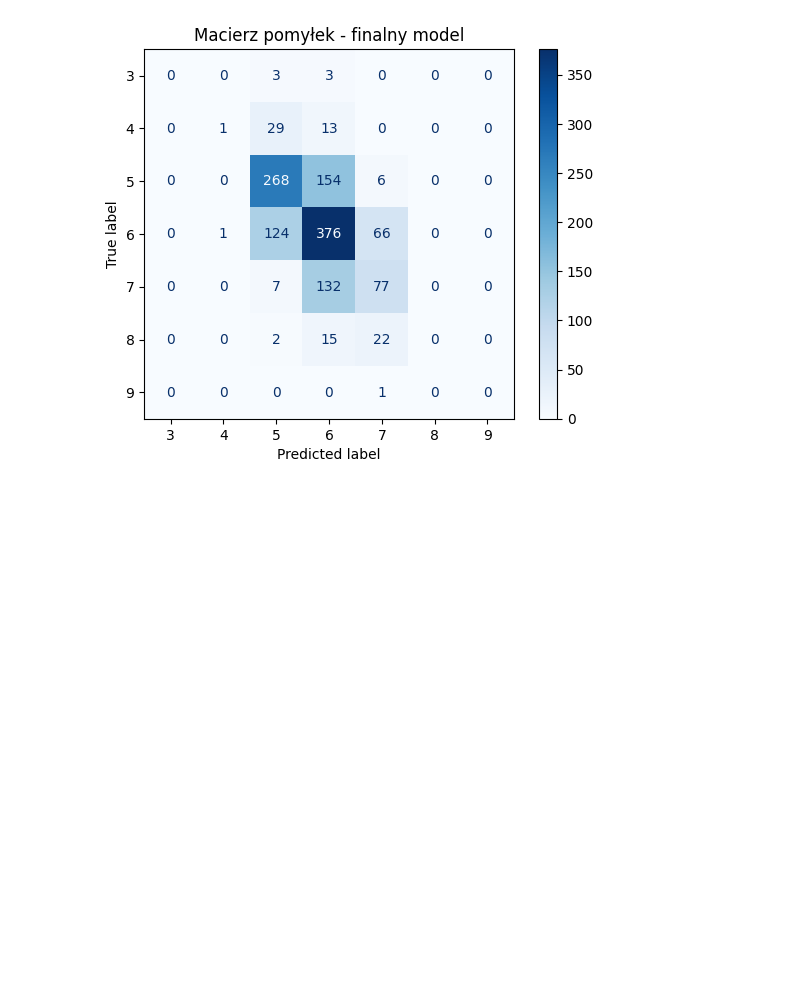
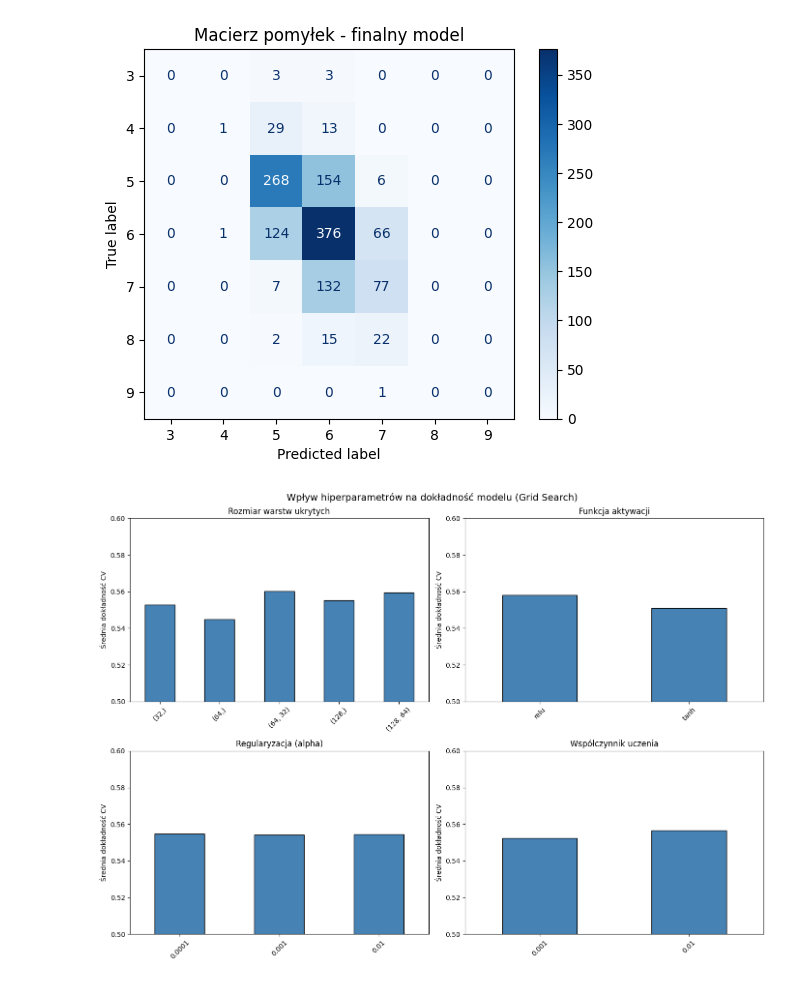
Before and after one commit to juliachrabaszcz/WineQuality-FeedForward-Classifier, a Jupyter notebook: wine_quality_mlp.ipynb, the cells around one changed output. Saved outputs shown, nothing was run; the diff lists cells and outputs as text; code cells hidden in the pictures; blank space fills up the shorter version.

Commit message:
Finalize model tuning, evaluation, and analysis

```diff
--- a/wine_quality_mlp.ipynb
+++ b/wine_quality_mlp.ipynb
@@ -227,9 +233,7 @@ grid = GridSearchCV(
 )
 
 start = time.time()
-with warnings.catch_warnings():
-    warnings.simplefilter('ignore')
-    grid.fit(X_train_scaled, y_train)
+grid.fit(X_train_scaled, y_train)
 elapsed = time.time() - start
 
 print(f'Czas przeszukiwania: {elapsed:.1f} s')
@@ -289,3 +293,29 @@ plt.title('Macierz pomyłek - finalny model')
 plt.show()
 # %% [output]
 [figure]
+# %%
+# Wizualizacja wpływu hiperparametrów na dokładność modelu w Grid Search
+results = pd.DataFrame(grid.cv_results_)
+
+fig, axes = plt.subplots(2, 2, figsize=(14, 10))
+fig.suptitle('Wpływ hiperparametrów na dokładność modelu (Grid Search)', fontsize=14)
+
+params_to_plot = [
+    ('param_hidden_layer_sizes', 'Rozmiar warstw ukrytych', axes[0, 0]),
+    ('param_activation',         'Funkcja aktywacji',       axes[0, 1]),
+    ('param_alpha',              'Regularyzacja (alpha)',   axes[1, 0]),
+    ('param_learning_rate_init', 'Współczynnik uczenia',    axes[1, 1]),
+]
+
+for param, label, ax in params_to_plot:
+    results.groupby(param)['mean_test_score'].mean().plot(kind='bar', ax=ax, color='steelblue', edgecolor='black')
+    ax.set_title(label)
+    ax.set_xlabel('')
+    ax.set_ylabel('Średnia dokładność CV')
+    ax.set_ylim(0.50, 0.60)
+    ax.tick_params(axis='x', rotation=45)
+
+plt.tight_layout()
+plt.show()
+# %% [output]
+[figure, added]
```
Also changed, not shown: parts of 3 cells of this notebook.
